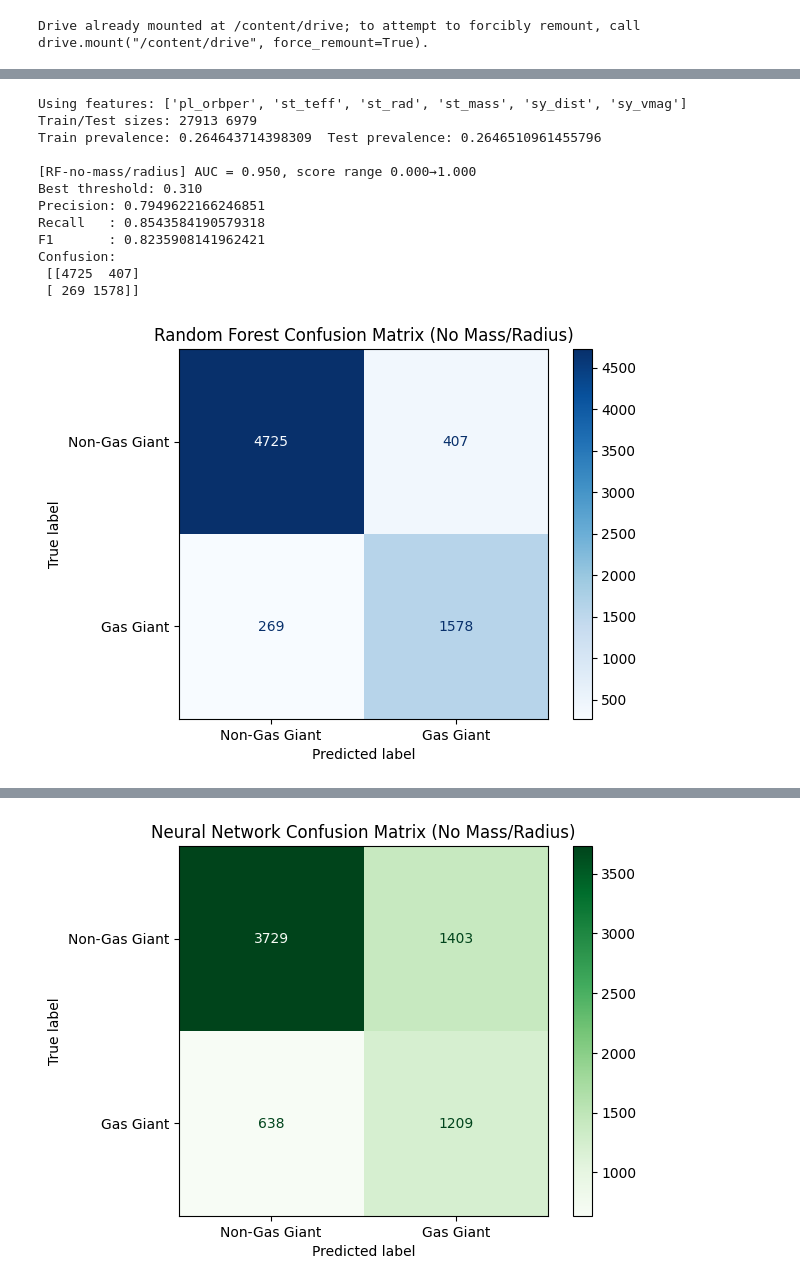
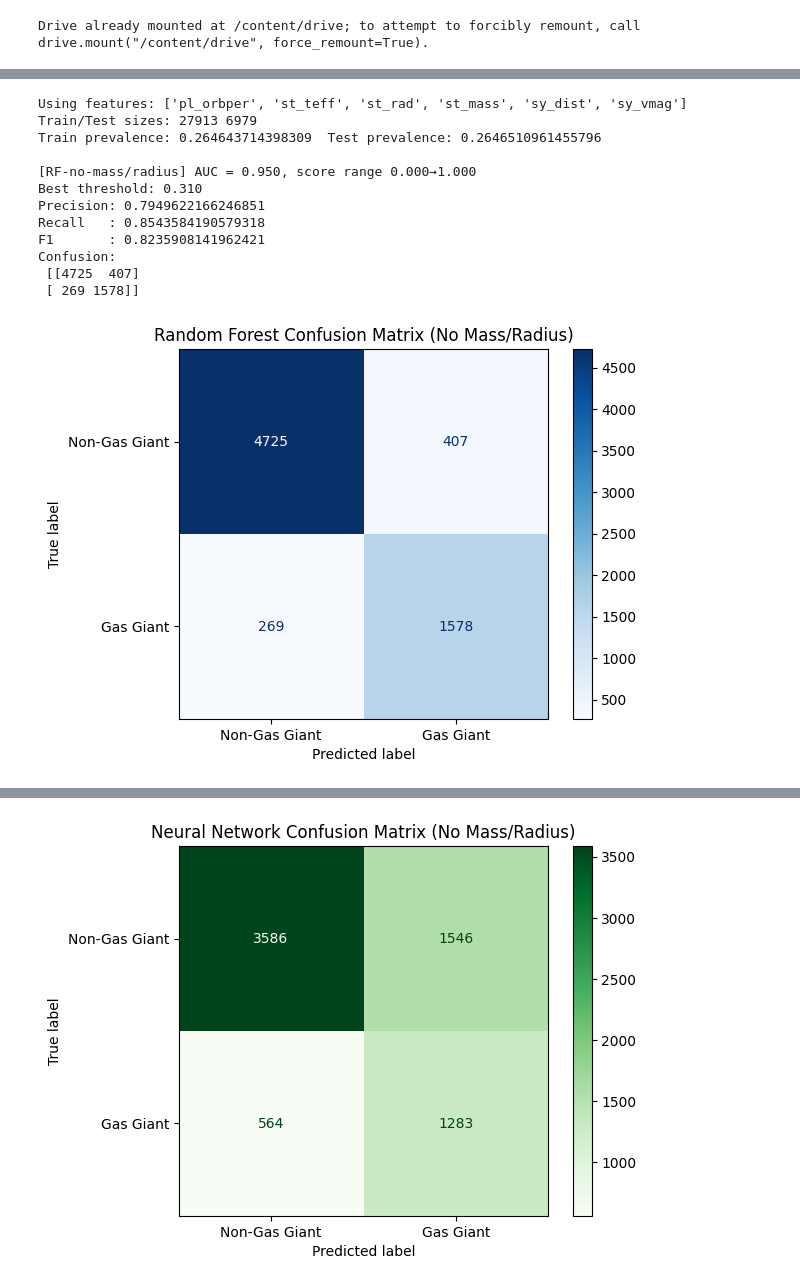
Before and after one commit to EliseMcHallam/Classifying-Exoplanet-Subclasses-with-ML, a Jupyter notebook: Classification_notebook.ipynb, the cells around one changed output, grey strips where cells are left out. Saved outputs shown, nothing was run; the diff lists cells and outputs as text; code cells hidden in the pictures.

```diff
--- a/Classification_notebook.ipynb
+++ b/Classification_notebook.ipynb
@@ -487,11 +510,11 @@ Confusion:
  [[ 89   7]
  [  7 303]]
 # %%
-# ==== CELL: TEST WITHOUT MASS/RADIUS ====
+# Keras and RF on no mass/radius
 
-# Step 1: Select features that are *not* part of the label definition
+
 cand_feats = [c for c in df.columns if c not in ['gas_giant', 'pl_bmasse', 'pl_rade']]
-# keep only physically meaningful numeric ones
+
 keep = ['pl_orbper', 'st_teff', 'st_rad', 'st_mass', 'st_metfe', 'sy_dist', 'sy_vmag']
 keep = [c for c in keep if c in cand_feats]
 
@@ -500,7 +523,7 @@ print("Using features:", keep)
 X2 = df[keep].copy()
 y2 = df['gas_giant'].astype(int)
 
-# Step 2: Handle NaNs and split
+
 from sklearn.model_selection import train_test_split
 X2_train, X2_test, y2_train, y2_test = train_test_split(
     X2, y2, test_size=0.2, random_state=42, stratify=y2
@@ -508,7 +531,7 @@ X2_train, X2_test, y2_train, y2_test = train_test_split(
 print("Train/Test sizes:", len(X2_train), len(X2_test))
 print("Train prevalence:", float(y2_train.mean()), " Test prevalence:", float(y2_test.mean()))
 
-# Step 3: Random Forest baseline
+# Random Forest baseline
 from sklearn.impute import SimpleImputer
 from sklearn.ensemble import RandomForestClassifier
 from sklearn.pipeline import Pipeline
@@ -530,7 +553,7 @@ y2_rf = rf2.predict_proba(X2_test)[:, 1]
 auc2 = roc_auc_score(y2_test, y2_rf)
 print(f"\n[RF-no-mass/radius] AUC = {auc2:.3f}, score range {y2_rf.min():.3f}→{y2_rf.max():.3f}")
 
-# Find best F1 threshold
+
 prec, rec, th = precision_recall_curve(y2_test, y2_rf)
 f1s = 2 * prec * rec / (prec + rec + 1e-12)
 best_i = int(np.nanargmax(f1s))
@@ -544,59 +567,101 @@ print("F1       :", f1_score(y2_test, y2_pred, zero_division=0))
 cm_rf = confusion_matrix(y2_test, y2_pred)
 print("Confusion:\n", cm_rf)
 
-# Plot confusion matrix for Random Forest
+# Confusion matrix for Random Forest
 disp_rf = ConfusionMatrixDisplay(confusion_matrix=cm_rf, display_labels=["Non-Gas Giant", "Gas Giant"])
 disp_rf.plot(cmap="Blues")
 plt.title("Random Forest Confusion Matrix (No Mass/Radius)")
 plt.show()
 
-# Step 4: Neural Net test
+# Neural Net test
 from sklearn.preprocessing import StandardScaler
+from sklearn.pipeline import Pipeline
+from sklearn.impute import SimpleImputer
+from sklearn.metrics import roc_auc_score, precision_score, recall_score, f1_score, confusion_matrix, precision_recall_curve
+
 from tensorflow import keras
 from tensorflow.keras import layers
+import numpy as np
+
 
 prep2 = Pipeline([
     ("imp", SimpleImputer(strategy="median")),
     ("sc", StandardScaler())
 ])
+
 X2_train_p = prep2.fit_transform(X2_train)
 X2_test_p = prep2.transform(X2_test)
 
+# Class weights
 p = float(y2_train.mean())
 w0, w1 = 0.5 / (1 - p + 1e-12), 0.5 / (p + 1e-12)
 
 keras.utils.set_random_seed(42)
+
 nn2 = keras.Sequential([
     layers.Input(shape=(X2_train_p.shape[1],)),
-    layers.Dense(128, activation='relu'),
+
+
+    layers.Dense(128),
+    layers.LeakyReLU(negative_slope=0.05),
     layers.BatchNormalization(),
-    layers.Dense(64, activation='relu'),
+    layers.Dropout(0.10),
+
+    layers.Dense(64),
+    layers.LeakyReLU(negative_slope=0.05),
     layers.BatchNormalization(),
+    layers.Dropout(0.05),
+
+    layers.Dense(32),
+    layers.LeakyReLU(negative_slope=0.05),
+    layers.BatchNormalization(),
+
     layers.Dense(1, activation='sigmoid')
 ])
-nn2.compile(optimizer=keras.optimizers.Adam(1e-3), loss='binary_crossentropy')
-cb = [keras.callbacks.EarlyStopping(monitor='val_loss', patience=6, restore_best_weights=True)]
-nn2.fit(X2_train_p, y2_train, epochs=200, batch_size=128, verbose=0,
-        validation_split=0.2, class_weight={0: w0, 1: w1}, callbacks=cb)
+
+nn2.compile(
+    optimizer=keras.optimizers.Adam(1e-3),
+    loss="binary_crossentropy"
+)
+
+cb = [keras.callbacks.EarlyStopping(
+        monitor='val_loss',
+        patience=6,
+        restore_best_weights=True
+)]
+
+nn2.fit(
+    X2_train_p, y2_train,
+    epochs=200,
+    batch_size=128,
+    validation_split=0.2,
+    verbose=0,
+    class_weight={0: w0, 1: w1},
+    callbacks=cb
+)
 
 y2_nn = nn2.predict(X2_test_p, verbose=0).ravel()
 auc2_nn = roc_auc_score(y2_test, y2_nn)
+
 print(f"\n[NN-no-mass/radius] AUC = {auc2_nn:.3f}, score range {y2_nn.min():.3f}→{y2_nn.max():.3f}")
+
 
 prec, rec, th = precision_recall_curve(y2_test, y2_nn)
 f1s = 2 * prec * rec / (prec + rec + 1e-12)
 best_i = int(np.nanargmax(f1s))
 best_th = th[best_i] if best_i < len(th) else 0.5
+
 y2_pred_nn = (y2_nn >= best_th).astype(int)
 
 print(f"Best threshold: {best_th:.3f}")
 print("Precision:", precision_score(y2_test, y2_pred_nn, zero_division=0))
 print("Recall   :", recall_score(y2_test, y2_pred_nn, zero_division=0))
 print("F1       :", f1_score(y2_test, y2_pred_nn, zero_division=0))
+
 cm_nn = confusion_matrix(y2_test, y2_pred_nn)
 print("Confusion:\n", cm_nn)
 
-# Plot confusion matrix for Neural Network
+# Confusion matrix for Neural Network
 disp_nn = ConfusionMatrixDisplay(confusion_matrix=cm_nn, display_labels=["Non-Gas Giant", "Gas Giant"])
 disp_nn.plot(cmap="Greens")
 plt.title("Neural Network Confusion Matrix (No Mass/Radius)")
@@ -626 +691 @@ Confusion:
-[figure, old version]
+[figure, new version]
```
Also changed, not shown: parts of 8 cells of this notebook.
